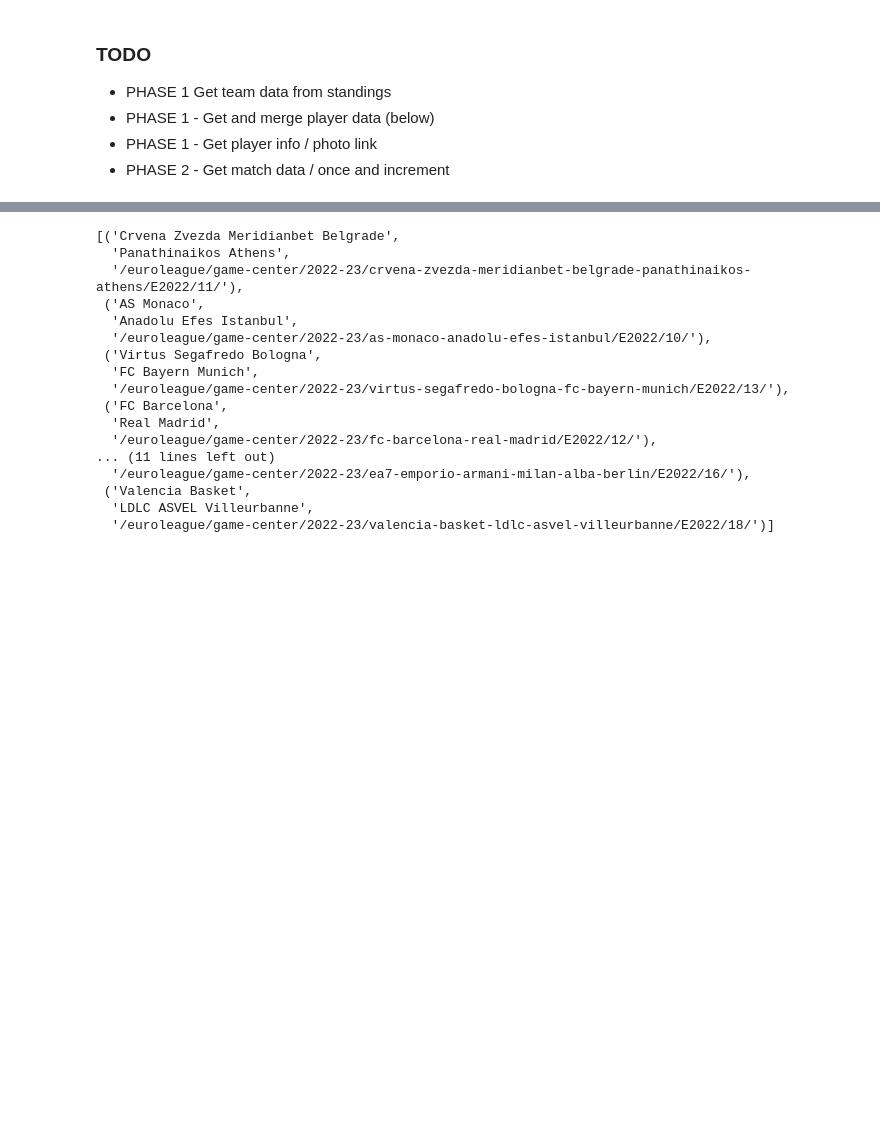
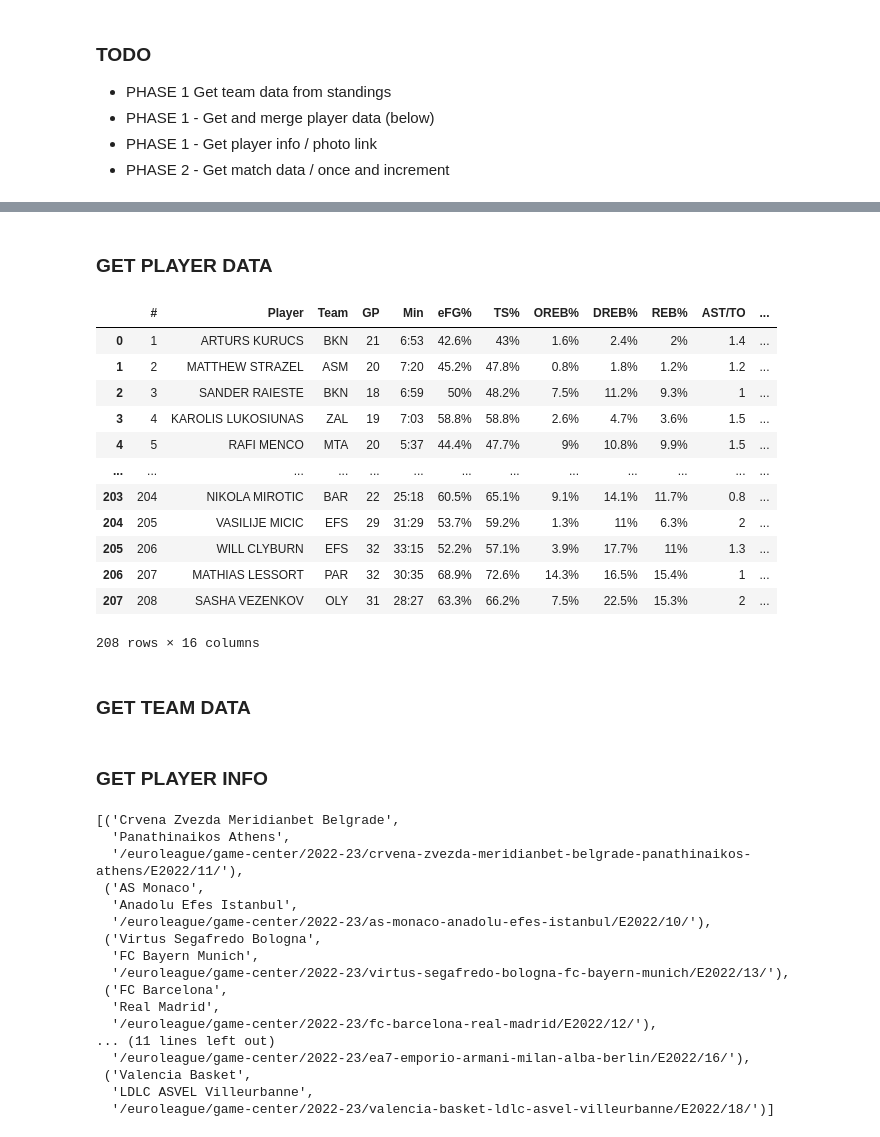
Before and after one commit to LeventSoykan/Euroleague_Stats_Pipeline, a Jupyter notebook: data_extraction_practice.ipynb, the cells around one changed output, grey strips where cells are left out. Cells and saved outputs as stored; diff of their text form; code cells hidden in the pictures; blank space fills up the shorter version.

Commit message:
Create initial data extraction layout

```diff
--- a/data_extraction_practice.ipynb
+++ b/data_extraction_practice.ipynb
@@ -20,3 +22,59 @@ from bs4 import BeautifulSoup
 from selenium.webdriver.chrome.service import Service
 import pandas as pd
 import time
+# %% [markdown]
+### GET PLAYER DATA
+# %%
+def get_driver():
+    service = Service(r'driver/chromedriver.exe')
+    options = webdriver.ChromeOptions()
+    options.add_argument('--headless')
+    driver = webdriver.Chrome(service=service, options=options)
+    return driver
+# %%
+def extract_df(stats_link):
+    driver = get_driver()
+    driver.get(stats_link)
+    time.sleep(5)
+#     print(driver.page_source)
+    soup = BeautifulSoup(driver.page_source,'lxml')
+    table = soup.find(name='div', attrs='complex-stat-table_body__yaXeJ')
+    rows = table.find_all(name='div', attrs='complex-stat-table_row__1P6us')
+
+    header_list = []
+    for cell in rows[0]:
+    #     print(cell.text, end= ' ')
+        header_list.append(cell.text)
+
+    data = []
+    for row in rows:
+        row_data = []
+        for cell in row.find_all('div', {'role':'cell'}):
+            if cell.find('a'):
+                span = cell.find('span', attrs={'class':'complex-stat-table_longValue__3xUTT'})
+    #             print(span.text, end=' ')
+                row_data.append(span.text)
+            else:
+    #             print(cell.text, end=' ')
+                row_data.append(cell.text)
+    #     print('\n')
+        data.append(row_data)
+    return pd.DataFrame(data[1:], columns=header_list)
+# %%
+extract_df(player_uri)
+# %% [output]
+|  | # | Player | Team | GP | Min | eFG% | TS% | OREB% | DREB% | REB% | AST/TO | ... |
+| 0 | 1 | ARTURS KURUCS | BKN | 21 | 6:53 | 42.6% | 43% | 1.6% | 2.4% | 2% | 1.4 | ... |
+| 1 | 2 | MATTHEW STRAZEL | ASM | 20 | 7:20 | 45.2% | 47.8% | 0.8% | 1.8% | 1.2% | 1.2 | ... |
+| 2 | 3 | SANDER RAIESTE | BKN | 18 | 6:59 | 50% | 48.2% | 7.5% | 11.2% | 9.3% | 1 | ... |
+| 3 | 4 | KAROLIS LUKOSIUNAS | ZAL | 19 | 7:03 | 58.8% | 58.8% | 2.6% | 4.7% | 3.6% | 1.5 | ... |
+| 4 | 5 | RAFI MENCO | MTA | 20 | 5:37 | 44.4% | 47.7% | 9% | 10.8% | 9.9% | 1.5 | ... |
+| ... | ... | ... | ... | ... | ... | ... | ... | ... | ... | ... | ... | ... |
+| 203 | 204 | NIKOLA MIROTIC | BAR | 22 | 25:18 | 60.5% | 65.1% | 9.1% | 14.1% | 11.7% | 0.8 | ... |
+| 204 | 205 | VASILIJE MICIC | EFS | 29 | 31:29 | 53.7% | 59.2% | 1.3% | 11% | 6.3% | 2 | ... |
+| 205 | 206 | WILL CLYBURN | EFS | 32 | 33:15 | 52.2% | 57.1% | 3.9% | 17.7% | 11% | 1.3 | ... |
+| 206 | 207 | MATHIAS LESSORT | PAR | 32 | 30:35 | 68.9% | 72.6% | 14.3% | 16.5% | 15.4% | 1 | ... |
+| 207 | 208 | SASHA VEZENKOV | OLY | 31 | 28:27 | 63.3% | 66.2% | 7.5% | 22.5% | 15.3% | 2 | ... |
+208 rows × 16 columns
+# %% [markdown]
+### GET TEAM DATA
@@ -23,3 +110,5 @@ import time
+# %% [markdown]
+### GET PLAYER INFO
 # %%
 # link = '/euroleague/teams/alba-berlin/roster/ber/'
 def get_stats_uri(link):
```
Also changed, not shown: parts of 3 cells of this notebook.
